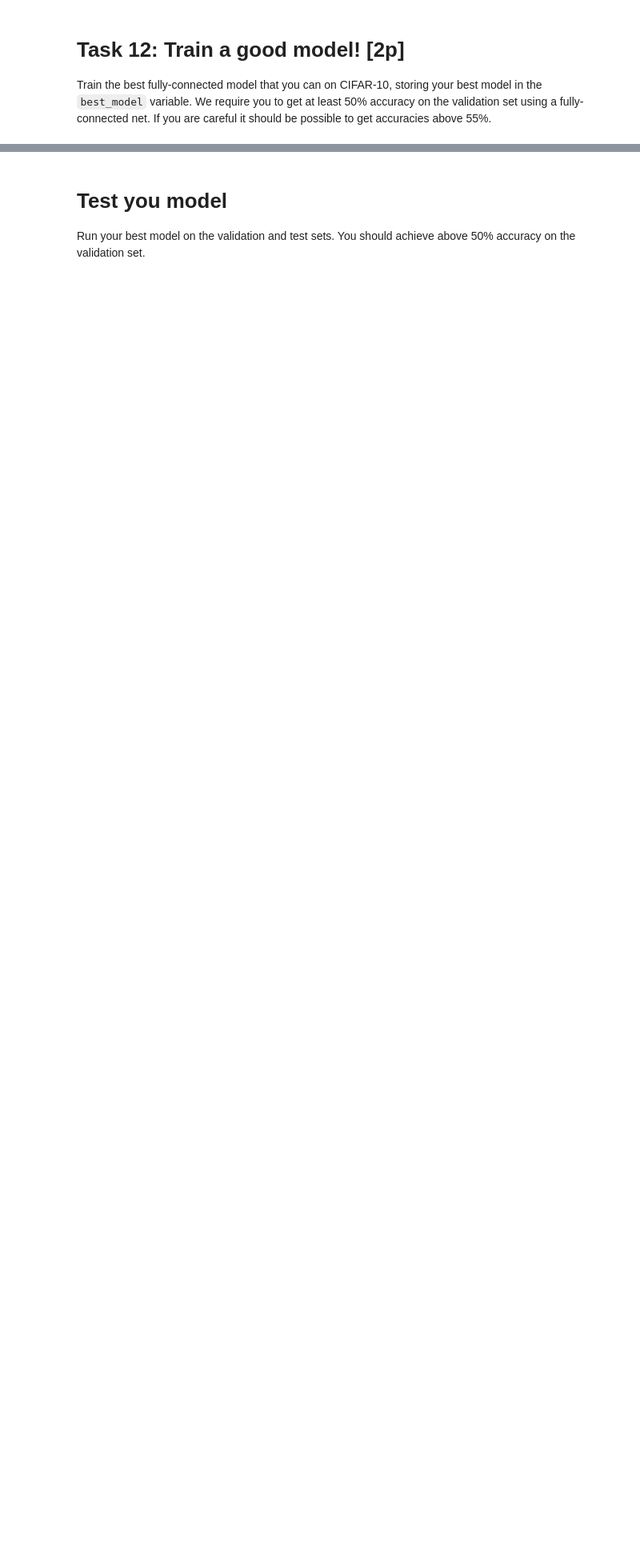
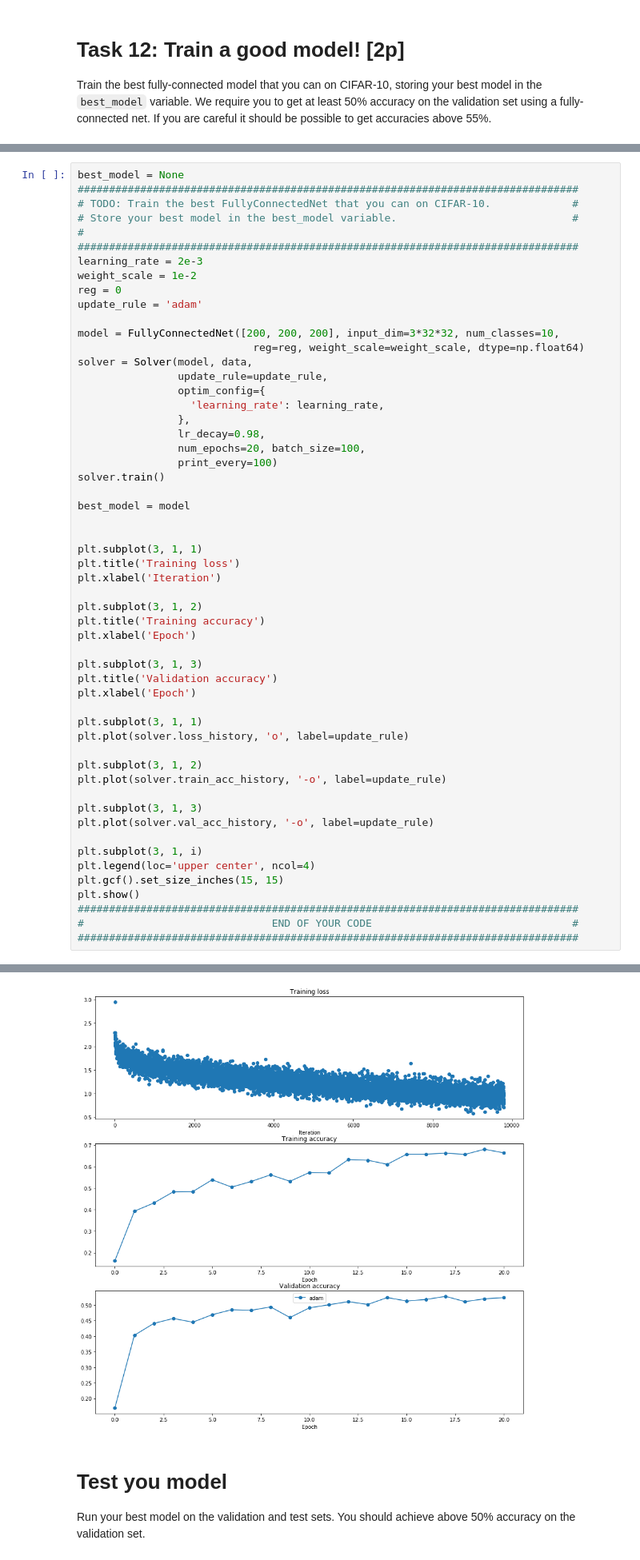
Before and after one commit to movedx/dlp19, a Jupyter notebook: src/05/ex5.ipynb, the cells around one changed output, grey strips where cells are left out. Shown at 80% size. Saved outputs shown, nothing was run; the diff lists cells and outputs as text; blank space fills up the shorter version.

```diff
--- a/src/05/ex5.ipynb
+++ b/src/05/ex5.ipynb
@@ -619,0 +806,55 @@ best_model = None
+# %%
+best_model = None
+################################################################################
+# TODO: Train the best FullyConnectedNet that you can on CIFAR-10.             #
+# Store your best model in the best_model variable.                            #                    #
+################################################################################
+learning_rate = 2e-3
+weight_scale = 1e-2
+reg = 0
+update_rule = 'adam'
+
+model = FullyConnectedNet([200, 200, 200], input_dim=3*32*32, num_classes=10,
+                            reg=reg, weight_scale=weight_scale, dtype=np.float64)
+solver = Solver(model, data,
+                update_rule=update_rule,
+                optim_config={
+                  'learning_rate': learning_rate,
+                },
+                lr_decay=0.98,
+                num_epochs=20, batch_size=100,
+                print_every=100)
+solver.train()
+
+best_model = model
+
+
+plt.subplot(3, 1, 1)
+plt.title('Training loss')
+plt.xlabel('Iteration')
+
+plt.subplot(3, 1, 2)
+plt.title('Training accuracy')
+plt.xlabel('Epoch')
+
+plt.subplot(3, 1, 3)
+plt.title('Validation accuracy')
+plt.xlabel('Epoch')
+
+plt.subplot(3, 1, 1)
+plt.plot(solver.loss_history, 'o', label=update_rule)
+
+plt.subplot(3, 1, 2)
+plt.plot(solver.train_acc_history, '-o', label=update_rule)
+
+plt.subplot(3, 1, 3)
+plt.plot(solver.val_acc_history, '-o', label=update_rule)
+
+plt.subplot(3, 1, i)
+plt.legend(loc='upper center', ncol=4)
+plt.gcf().set_size_inches(15, 15)
+plt.show()
+################################################################################
+#                              END OF YOUR CODE                                #
+################################################################################
+# %% [output]
@@ -620,3 +878,4 @@ best_model = None
+[figure, added]
 # %% [markdown]
 # Test you model
 Run your best model on the validation and test sets. You should achieve above 50% accuracy on the validation set.
```
Also changed, not shown: parts of 21 cells of this notebook, 13 other files.
